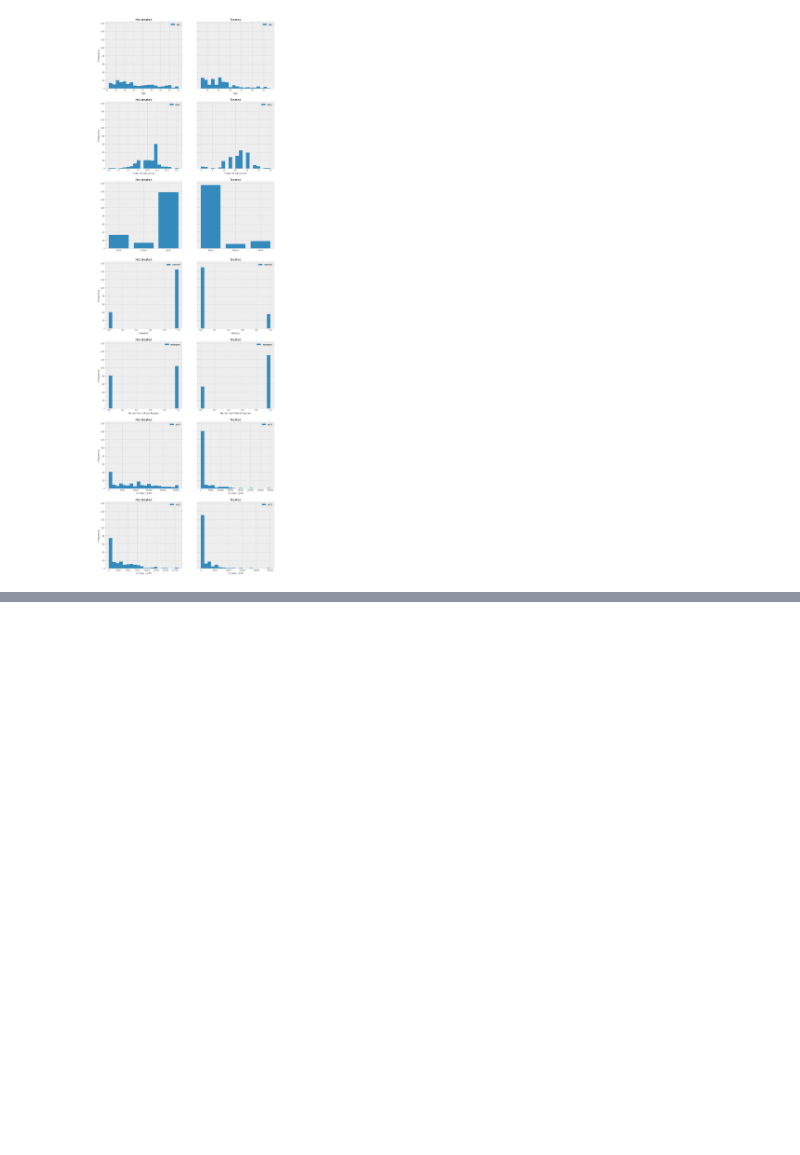
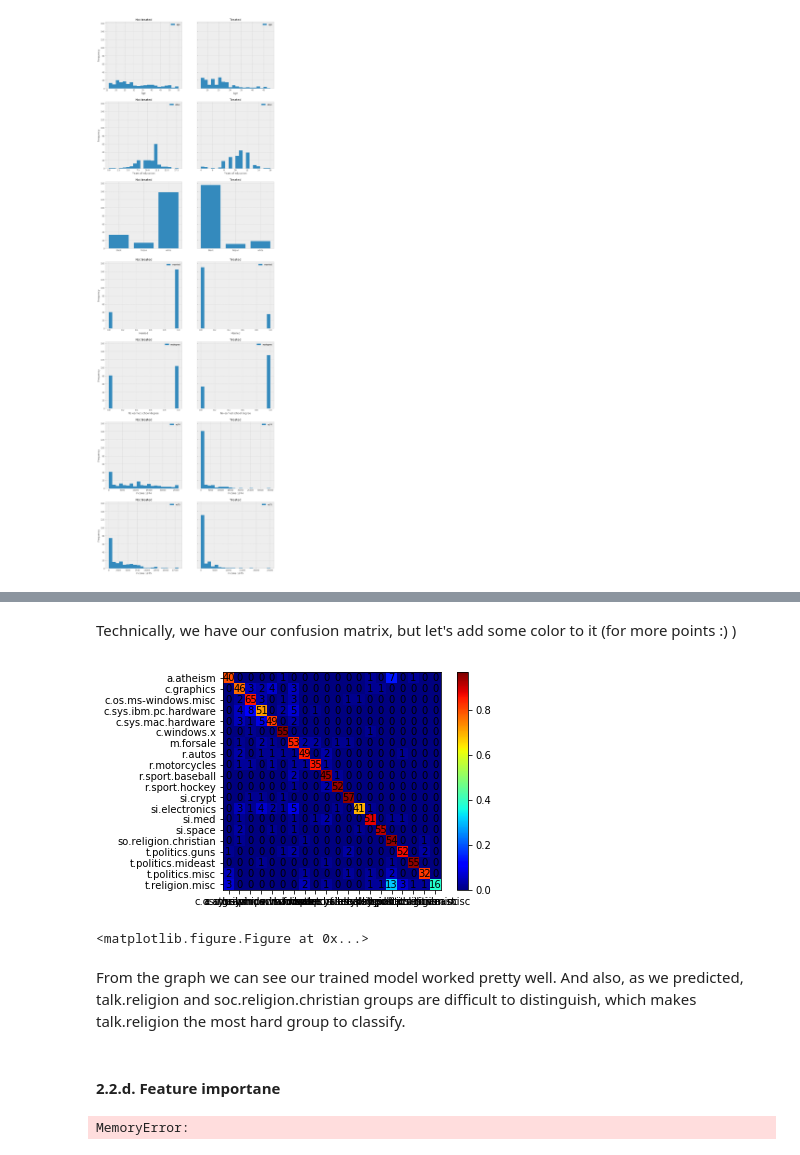
Before and after one commit to antonino-barbera/seanbi, a Jupyter notebook: HW4/Homework 4.ipynb, the cells around one changed output, grey strips where cells are left out. Drawn from its saved outputs; the diff is of its cells as text; code cells hidden in the pictures; blank space fills up the shorter version.

```diff
--- a/HW4/Homework 4.ipynb
+++ b/HW4/Homework 4.ipynb
@@ -394,0 +518,76 @@ treated[['re75']].plot(kind='hist', bins=20, ax=axes[6][1], title='Treated')
+# %%
+from sklearn.metrics import confusion_matrix
+forest=RandomForestClassifier(n_estimators=best[1][0],max_depth=best[1][1]).fit(X_tfidf[train_i],data.target[train_i])
+test_pred=forest.predict(X_tfidf[test_i])
+# %%
+conf_arr=confusion_matrix(data.target[test_i],test_pred)
+# %% [markdown]
+Technically, we have our confusion matrix, but let's add some color to it (for more points :) )
+# %%
+norm_conf = []
+for i in conf_arr:
+    a = 0
+    tmp_arr = []
+    a = sum(i, 0)
+    for j in i:
+        tmp_arr.append(float(j)/float(a))
+    norm_conf.append(tmp_arr)
+
+fig = plt.figure()
+plt.clf()
+ax = fig.add_subplot(111)
+ax.set_aspect(1)
+res = ax.imshow(np.array(norm_conf), cmap=plt.cm.jet,
+                interpolation='nearest')
+
+width, height = conf_arr.shape
+
+for x in range(width):
+    for y in range(height):
+        ax.annotate(str(conf_arr[x][y]), xy=(y, x),
+                    horizontalalignment='center',
+                    verticalalignment='center')
+
+cb = fig.colorbar(res)
+alphabet = ['a.atheism',
+ 'c.graphics',
+ 'c.os.ms-windows.misc',
+ 'c.sys.ibm.pc.hardware',
+ 'c.sys.mac.hardware',
+ 'c.windows.x',
+ 'm.forsale',
+ 'r.autos',
+ 'r.motorcycles',
+ 'r.sport.baseball',
+ 'r.sport.hockey',
+ 'si.crypt',
+ 'si.electronics',
+ 'si.med',
+ 'si.space',
+ 'so.religion.christian',
+ 't.politics.guns',
+ 't.politics.mideast',
+ 't.politics.misc',
+ 't.religion.misc']
+plt.xticks(range(width), alphabet[:width])
+plt.yticks(range(height), alphabet[:height])
+plt.savefig('confusion_matrix.png', format='png')
+plt.show()
+# %% [output]
+[figure, added]
+<matplotlib.figure.Figure at 0x...>
+# %% [markdown]
+From the graph we can see our trained model worked pretty well. And also, as we predicted, talk.religion and soc.religion.christian groups are difficult to distinguish, which makes talk.religion the most hard group to classify.
+# %% [markdown]
+#### 2.2.d. Feature importane
+# %%
+importance=forest.feature_importances_
+d = {'Feature Id':range(len(importance)),'Importance': importance}
+df = pd.DataFrame(data=d)
+ax = df.plot(x='Feature Id',title="Importance of each features")
+ax.set_ylabel("Error rate")
+ax.legend(bbox_to_anchor=(1, 1))
+plt.axvspan(200, 150, color='red', alpha=0.1)
+plt.show()
+# %% [output]
+MemoryError:
```
Also changed, not shown: parts of 19 cells of this notebook, 2 other files.
